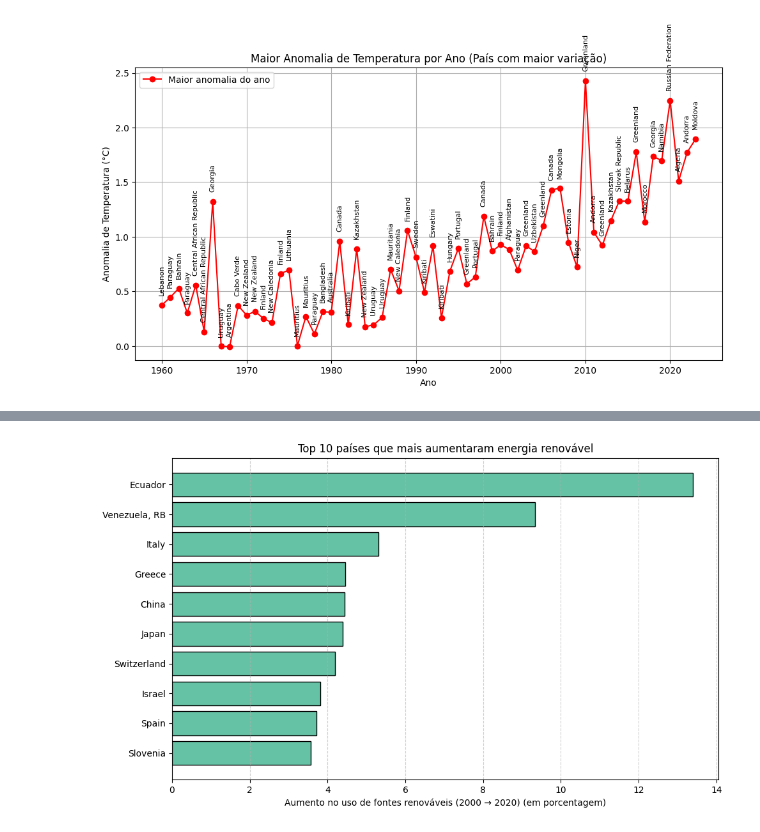
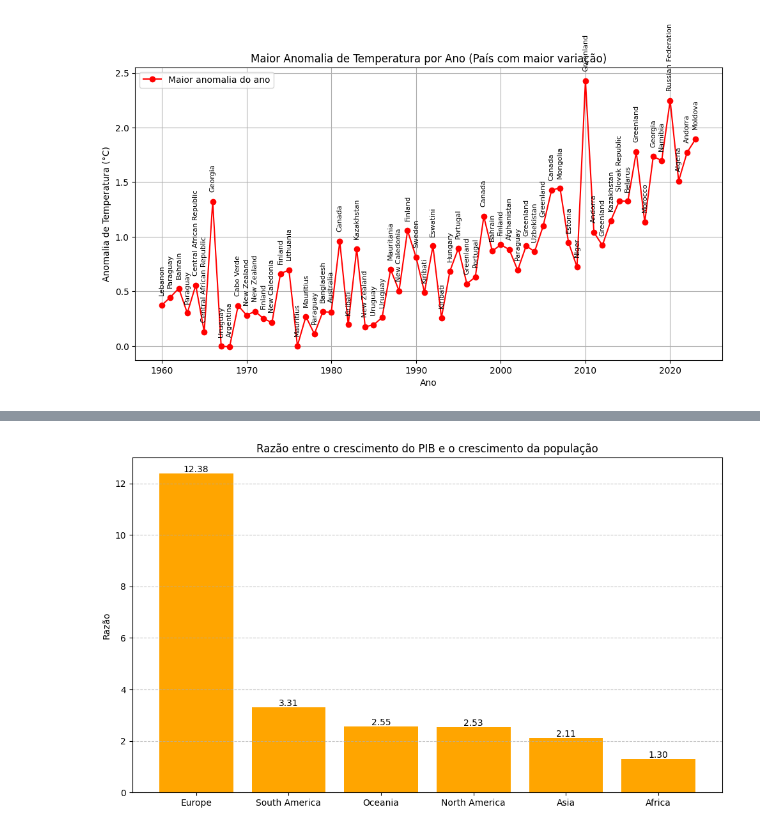
Before and after one commit to caique-dev/matriz_energetica_duckdb, a Jupyter notebook: code/consultas.ipynb, the cells around one changed output, grey strips where cells are left out. Drawn from its saved outputs; the diff is of its cells as text; code cells hidden in the pictures.

Commit message:
Consultas 2 e 5 corrigidas

```diff
--- a/code/consultas.ipynb
+++ b/code/consultas.ipynb
@@ -342,21 +269,18 @@ con.sql(q).show()
-# %%
-# Executa a consulta e armazena em DataFrame
-df = con.execute(q).fetchdf()
-
-# Dados para o gráfico
-nomes = df["nome"]
-aumentos = df["aumento_renovavel"]
-
-# Plotar gráfico de barras horizontais
-plt.figure(figsize=(10, 6))
-bars = plt.barh(nomes, aumentos, color="#66c2a5", edgecolor="black")
-
-# Rótulos e estética
-plt.xlabel('Aumento no uso de fontes renováveis (2000 → 2020) (em porcentagem)')
-plt.title('Top 10 países que mais aumentaram energia renovável')
-plt.gca().invert_yaxis()  # Coloca o maior no topo
-plt.grid(axis='x', linestyle='--', alpha=0.6)
-plt.tight_layout()
-plt.show()
-# %% [output]
-[figure, removed]
+# %%
+paises = [d[0] for d in resultado]
+razao = [d[3] for d in resultado]
+
+plt.figure(figsize=(10, 6))
+plt.bar(paises, razao, color="orange")
+
+for i, v in enumerate(razao):
+    plt.text(paises[i], v + 0.05, f"{v:.2f}", ha='center')
+
+plt.ylabel('Razão')
+plt.title('Razão entre o crescimento do PIB e o crescimento da população')
+plt.grid(axis='y', linestyle='--', alpha=0.7)
+plt.tight_layout()
+
+plt.show()
+# %% [output]
+[figure, added]
```
Also changed, not shown: parts of 9 cells of this notebook, 1 other file.
